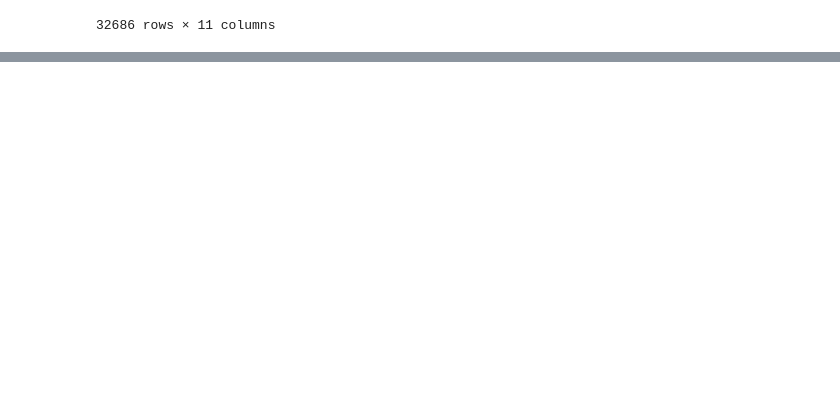
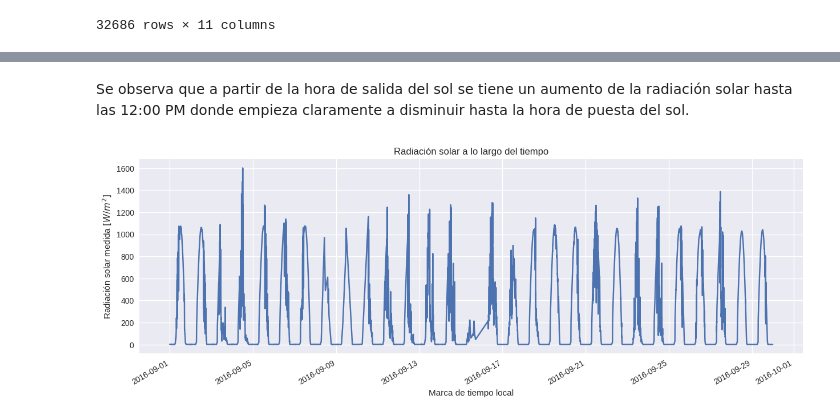
Before and after one commit to MoisesGuerreroUdeA/Seminario-Analitica-CDatos, a Jupyter notebook: jupyter/ME03/ME03_dataset2.ipynb, the cells around one changed output, grey strips where cells are left out. Saved outputs shown, nothing was run; the diff lists cells and outputs as text; code cells hidden in the pictures; blank space fills up the shorter version.

```diff
--- a/jupyter/ME03/ME03_dataset2.ipynb
+++ b/jupyter/ME03/ME03_dataset2.ipynb
@@ -141,0 +365,16 @@ df.describe(include='all')
+# %% [markdown]
+Se observa que a partir de la hora de salida del sol se tiene un aumento de la radiación solar hasta las 12:00 PM donde empieza claramente a disminuir hasta la hora de puesta del sol.
+# %%
+# Se genera un gráfico teniendo en cuenta todo un mes
+df_prep[df_prep.DatetimeLocal.between('2016-09-01', '2016-09-30')].plot(
+    x = 'DatetimeLocal',
+    y = 'Radiation',
+    grid = True,
+    figsize = (15, 5),
+    legend = False)
+plt.xlabel('Marca de tiempo local')
+plt.ylabel('Radiación solar medida $[W/m^{2}]$')
+plt.title('Radiación solar a lo largo del tiempo')
+plt.show()
+# %% [output]
+[figure, added]
```
Also changed, not shown: parts of 33 cells of this notebook.
